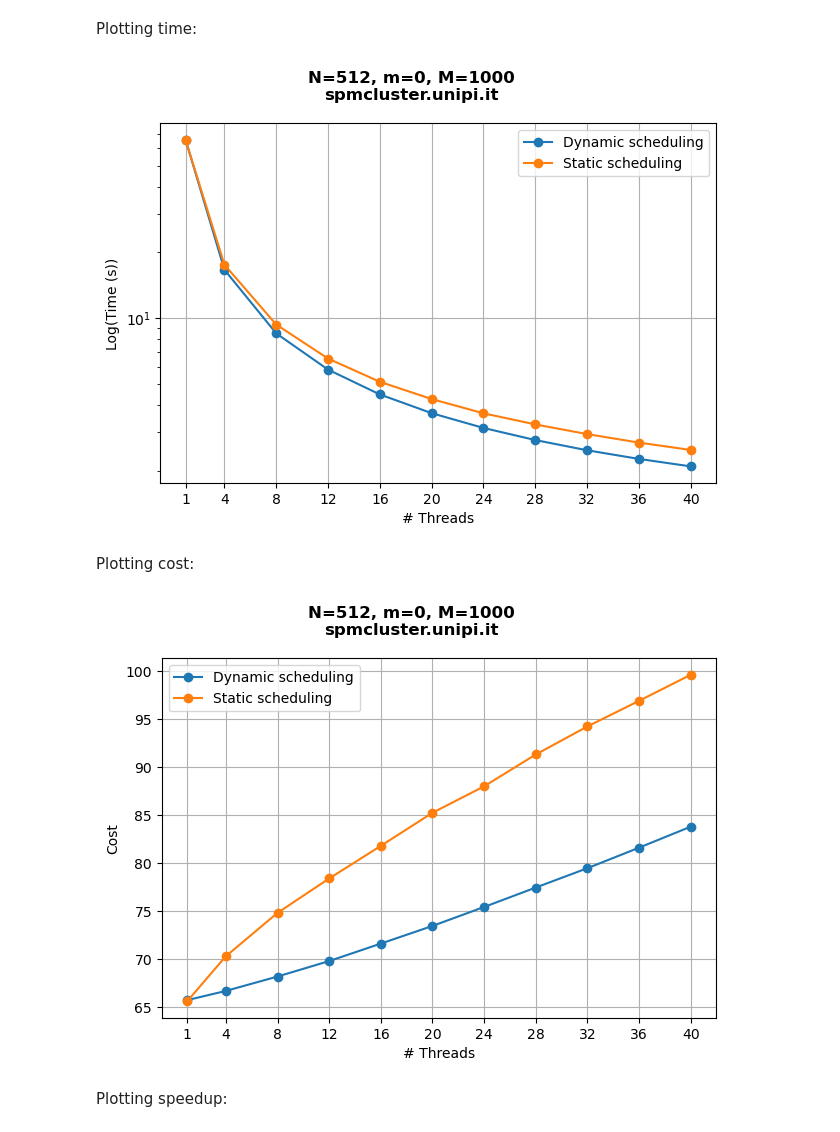
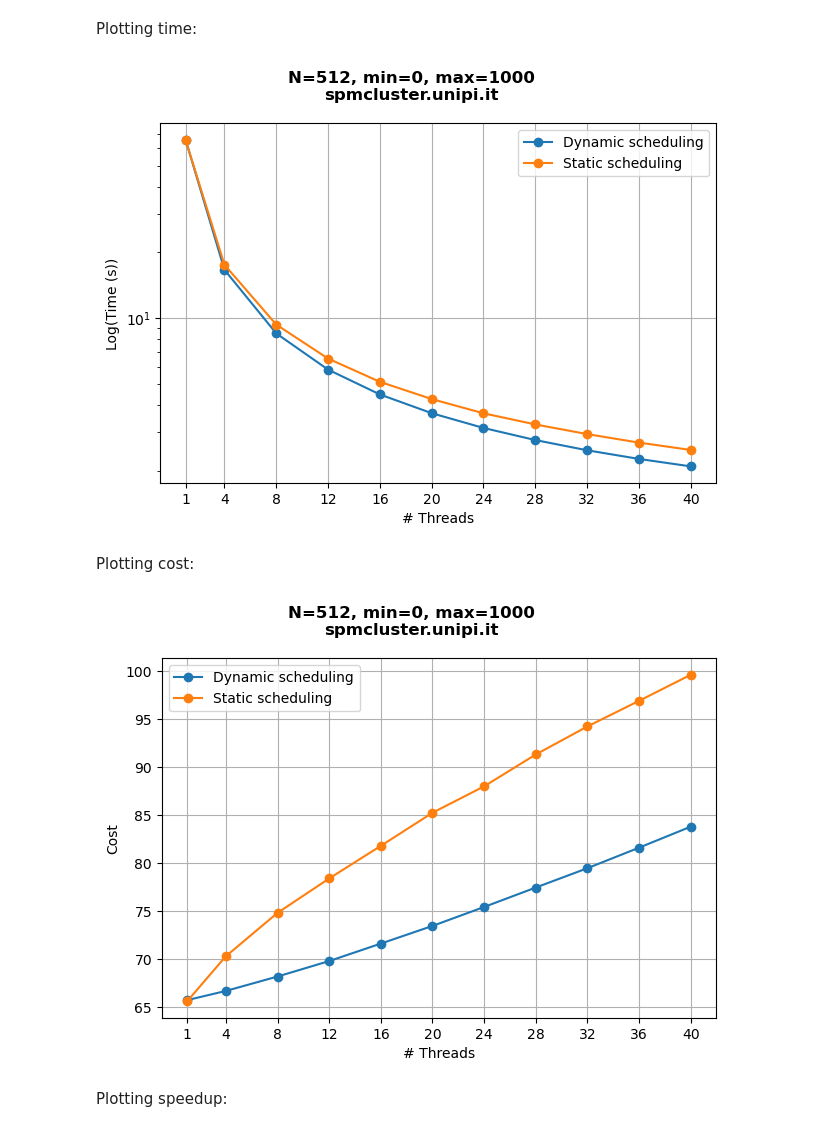
Before and after one commit to iretes/SPM, a Jupyter notebook: assignment-1/plots.ipynb, the cells around one changed output. Cells and saved outputs as stored; diff of their text form; code cells hidden in the pictures.

```diff
--- a/assignment-1/plots.ipynb
+++ b/assignment-1/plots.ipynb
@@ -26,9 +26,10 @@ default_seq_data[['es_time', 'as_time']]
 # %% [markdown]
 Defining constants:
 # %%
-LOGFILE = "results/cluster_wavefront_log.csv" # or "results/numa_wavefront_log.csv"
-MACHINE = "spmcluster.unipi.it" # or "spmnuma.unipi.it"
-NUM_CORES = 40 # or 60
+MACHINE_TAG = "cluster" # or "numa"
+LOGFILE = f"results/{MACHINE_TAG}_wavefront_log.csv"
+MACHINE = f"spm{MACHINE_TAG}.unipi.it"
+NUM_CORES = 40 if MACHINE_TAG == "cluster" else 60
 DEFAULT_N = 512
 DEFAULT_MIN = 0
 DEFAULT_MAX = 1000
@@ -177,29 +178,29 @@ Plotting time:
 # %%
 plt.semilogy(
     default_params_df["T"],
     default_params_df["pd_time_mean"],
     "-o",
     label="Dynamic scheduling"
 )
 plt.semilogy(
     default_params_df["T"],
     default_params_df["ps_time_mean"],
     "-o",
     label="Static scheduling"
 )
 plt.xticks(list(default_params_df["T"]))
 plt.xlabel("# Threads")
 plt.ylabel("Log(Time (s))")
 plt.legend()
 plt.grid()
 plt.suptitle(
-    f"N={DEFAULT_N}, m={DEFAULT_MIN}, M={DEFAULT_MAX}\n{MACHINE}",
+    f"N={DEFAULT_N}, min={DEFAULT_MIN}, max={DEFAULT_MAX}\n{MACHINE}",
     fontweight="bold"
 )
 plt.tight_layout()
-plt.savefig(f"img/{MACHINE}_time_strong.png")
+plt.savefig(f"img/{MACHINE_TAG}_time_strong.png")
 # %% [output]
-[figure, old version]
+[figure, new version]
 # %% [markdown]
 Plotting cost:
 # %%
@@ -216,13 +217,13 @@ plt.ylabel("Cost")
 plt.legend()
 plt.grid()
 plt.suptitle(
-    f"N={DEFAULT_N}, m={DEFAULT_MIN}, M={DEFAULT_MAX}\n{MACHINE}",
+    f"N={DEFAULT_N}, min={DEFAULT_MIN}, max={DEFAULT_MAX}\n{MACHINE}",
     fontweight="bold"
 )
 plt.tight_layout()
-plt.savefig(f"img/{MACHINE}_cost_strong.png")
+plt.savefig(f"img/{MACHINE_TAG}_cost_strong.png")
 # %% [output]
-[figure, old version]
+[figure, new version]
 # %% [markdown]
 Plotting speedup:
 # %%
```
Also changed, not shown: parts of 8 cells of this notebook, 44 other files.
